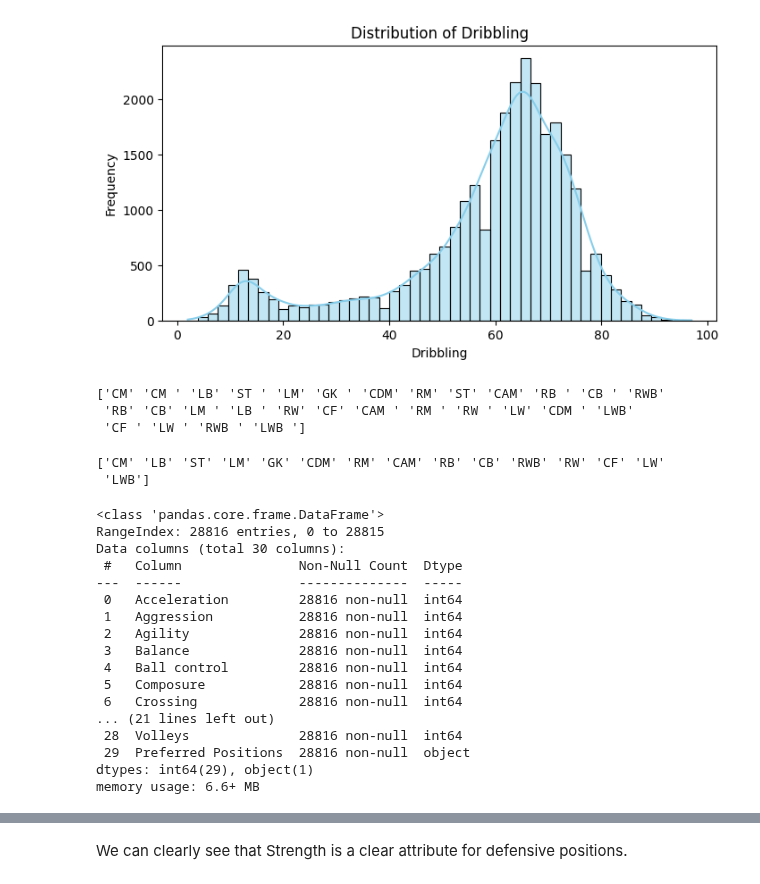
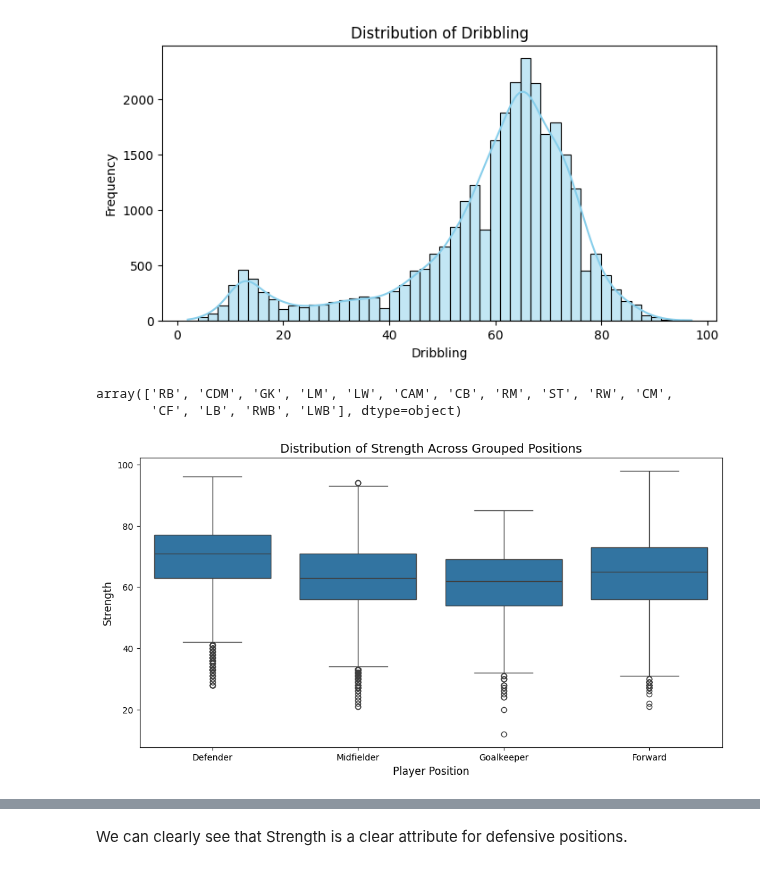
Before and after one commit to MikaParssinen/Applied-Machine-Learning, a Jupyter notebook: INL1/VisualizeData.ipynb, the cells around one changed output, grey strips where cells are left out. Saved outputs shown, nothing was run; the diff lists cells and outputs as text; code cells hidden in the pictures.

Commit message:
Fixed split data

```diff
--- a/INL1/VisualizeData.ipynb
+++ b/INL1/VisualizeData.ipynb
@@ -28,63 +28,39 @@ for column in columns_to_plot:
 [figure]
 # %%
 unique_positions = df['Preferred Positions'].unique()
-print(unique_positions)
+unique_positions
 # %% [output]
-['CM' 'CM ' 'LB' 'ST ' 'LM' 'GK ' 'CDM' 'RM' 'ST' 'CAM' 'RB ' 'CB ' 'RWB'
- 'RB' 'CB' 'LM ' 'LB ' 'RW' 'CF' 'CAM ' 'RM ' 'RW ' 'LW' 'CDM ' 'LWB'
- 'CF ' 'LW ' 'RWB ' 'LWB ']
+array(['RB', 'CDM', 'GK', 'LM', 'LW', 'CAM', 'CB', 'RM', 'ST', 'RW', 'CM',
+       'CF', 'LB', 'RWB', 'LWB'], dtype=object)
-# %%
-df['Preferred Positions'] = df['Preferred Positions'].str.strip()
-# %%
-unique_positions = df['Preferred Positions'].unique()
-print(unique_positions)
-# %% [output]
-['CM' 'LB' 'ST' 'LM' 'GK' 'CDM' 'RM' 'CAM' 'RB' 'CB' 'RWB' 'RW' 'CF' 'LW'
- 'LWB']
-# %%
-df.info()
-# %% [output]
-<class 'pandas.core.frame.DataFrame'>
-RangeIndex: 28816 entries, 0 to 28815
-Data columns (total 30 columns):
- #   Column               Non-Null Count  Dtype
----  ------               --------------  -----
- 0   Acceleration         28816 non-null  int64
- 1   Aggression           28816 non-null  int64
- 2   Agility              28816 non-null  int64
- 3   Balance              28816 non-null  int64
- 4   Ball control         28816 non-null  int64
- 5   Composure            28816 non-null  int64
- 6   Crossing             28816 non-null  int64
-... (21 lines left out)
- 28  Volleys              28816 non-null  int64
- 29  Preferred Positions  28816 non-null  object
-dtypes: int64(29), object(1)
-memory usage: 6.6+ MB
 # %%
 position_mapping = {
     'ST': 'Forward',
     'CF': 'Forward',
     'RW': 'Forward',
     'LW': 'Forward',
     'CM': 'Midfielder',
     'CDM': 'Midfielder',
     'CAM': 'Midfielder',
     'RM': 'Midfielder',
     'LM': 'Midfielder',
     'CB': 'Defender',
     'LB': 'Defender',
     'RB': 'Defender',
+    'LWB': 'Defender',
+    'RWB': 'Defender',
     'GK': 'Goalkeeper'
 }
+
 
 df['Grouped Positions'] = df['Preferred Positions'].map(position_mapping)
 
 # Gör en box plot för de grupperade positionerna
 plt.figure(figsize=(12, 6))
 sns.boxplot(data=df, x='Grouped Positions', y='Strength')
 plt.xlabel('Player Position', fontsize=12)
 plt.ylabel('Strength', fontsize=12)
 plt.title('Distribution of Strength Across Grouped Positions', fontsize=14)
 plt.show()
+# %% [output]
+[figure, added]
 # %%
```
Also changed, not shown: parts of 3 cells of this notebook, 3 other files.
